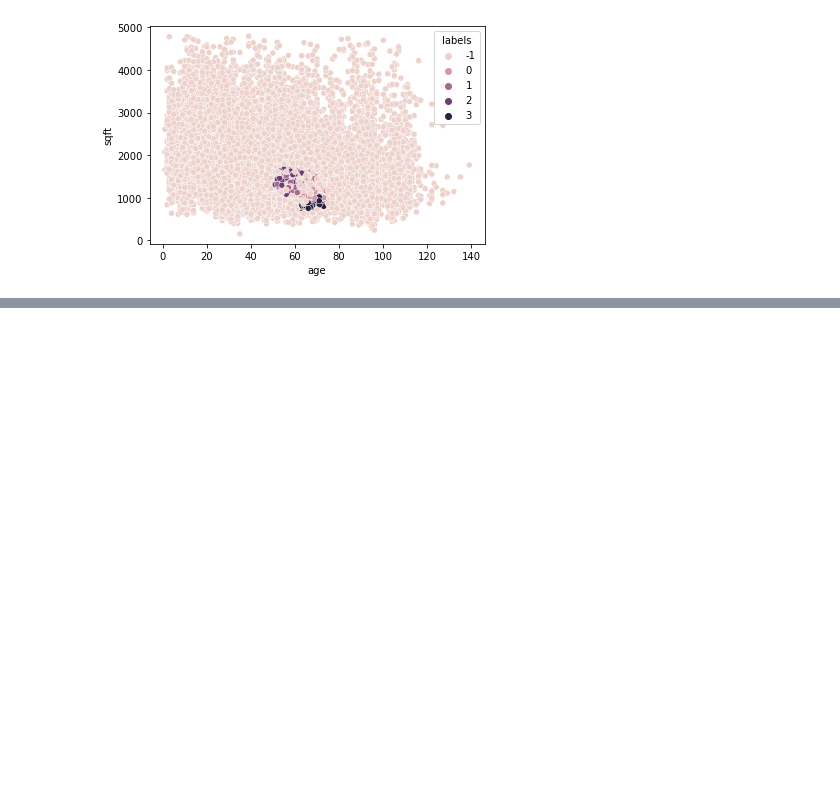
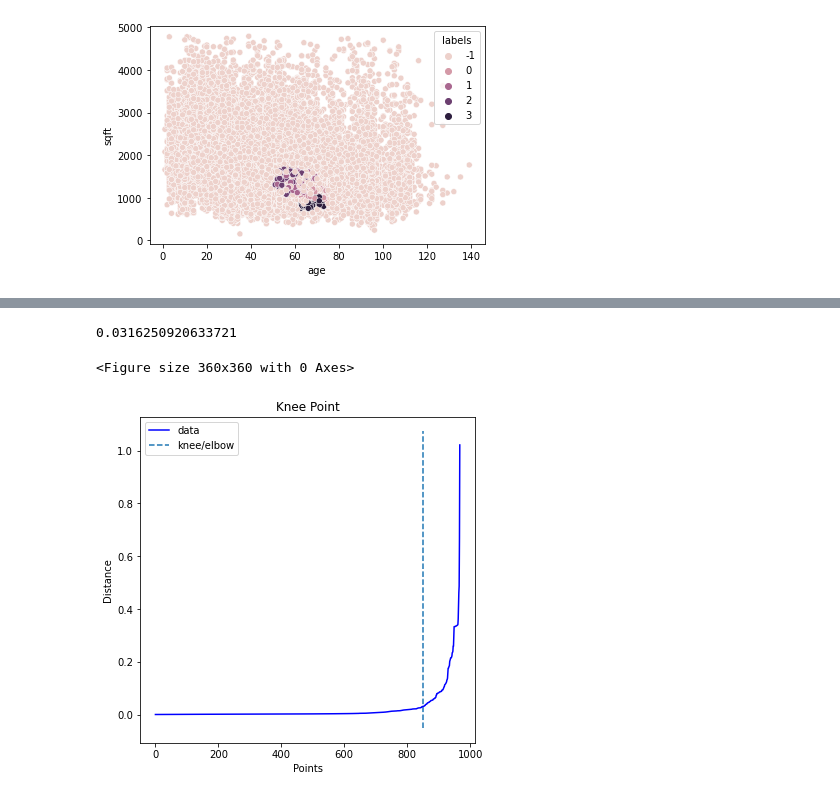
Before and after one commit to david-ryan-alviola/anomaly-detection-exercises, a Jupyter notebook: clustering_anomaly_detection.ipynb, the cells around one changed output, grey strips where cells are left out. Saved outputs shown, nothing was run; the diff lists cells and outputs as text; code cells hidden in the pictures; blank space fills up the shorter version.

```diff
--- a/clustering_anomaly_detection.ipynb
+++ b/clustering_anomaly_detection.ipynb
@@ -375,0 +550,10 @@ plt.show()
+# %%
+fig = plt.figure(figsize=(5, 5))
+knee.plot_knee()
+plt.xlabel("Points")
+plt.ylabel("Distance")
+print(distances[knee.knee])
+# %% [output]
+0.0316250920633721
+<Figure size 360x360 with 0 Axes>
+[figure, added]
```
Also changed, not shown: parts of 60 cells of this notebook.
